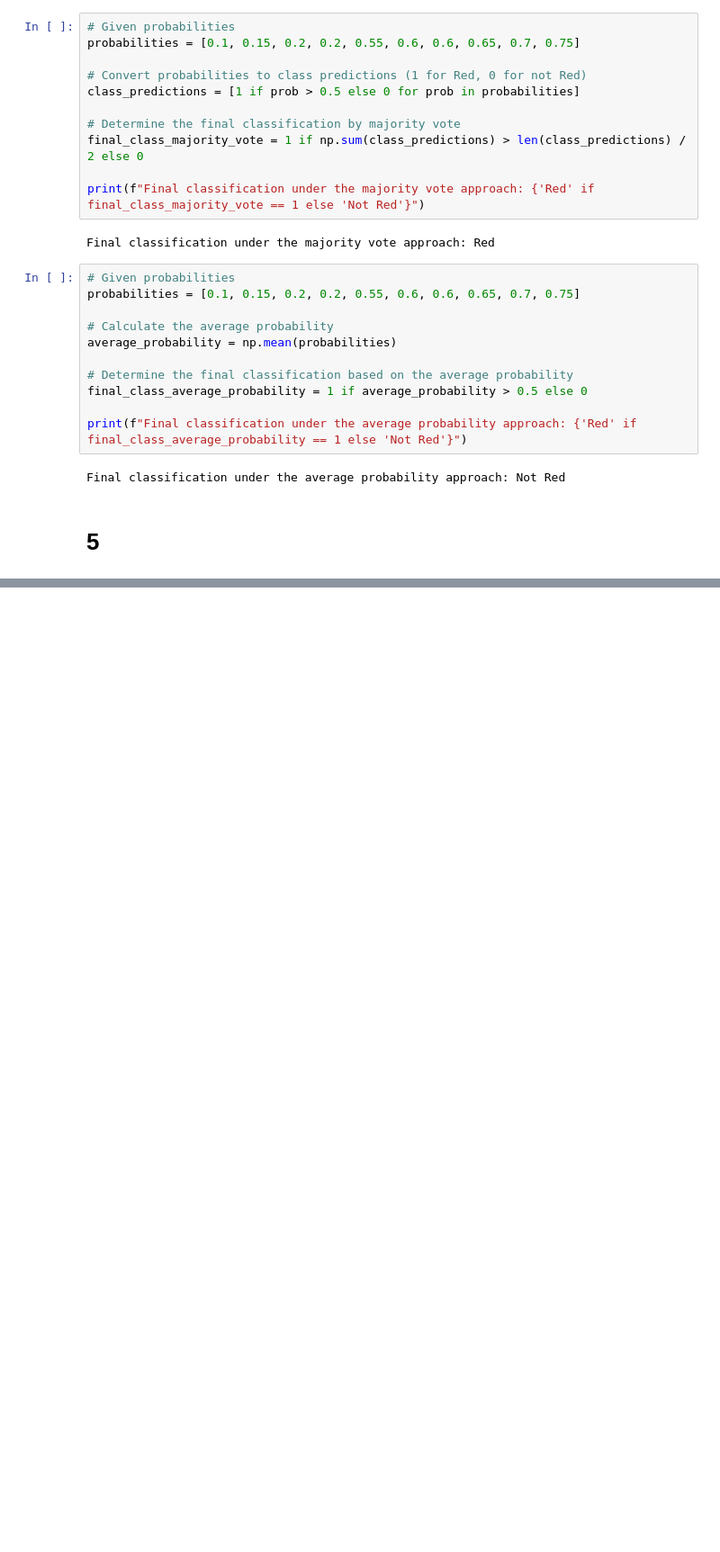
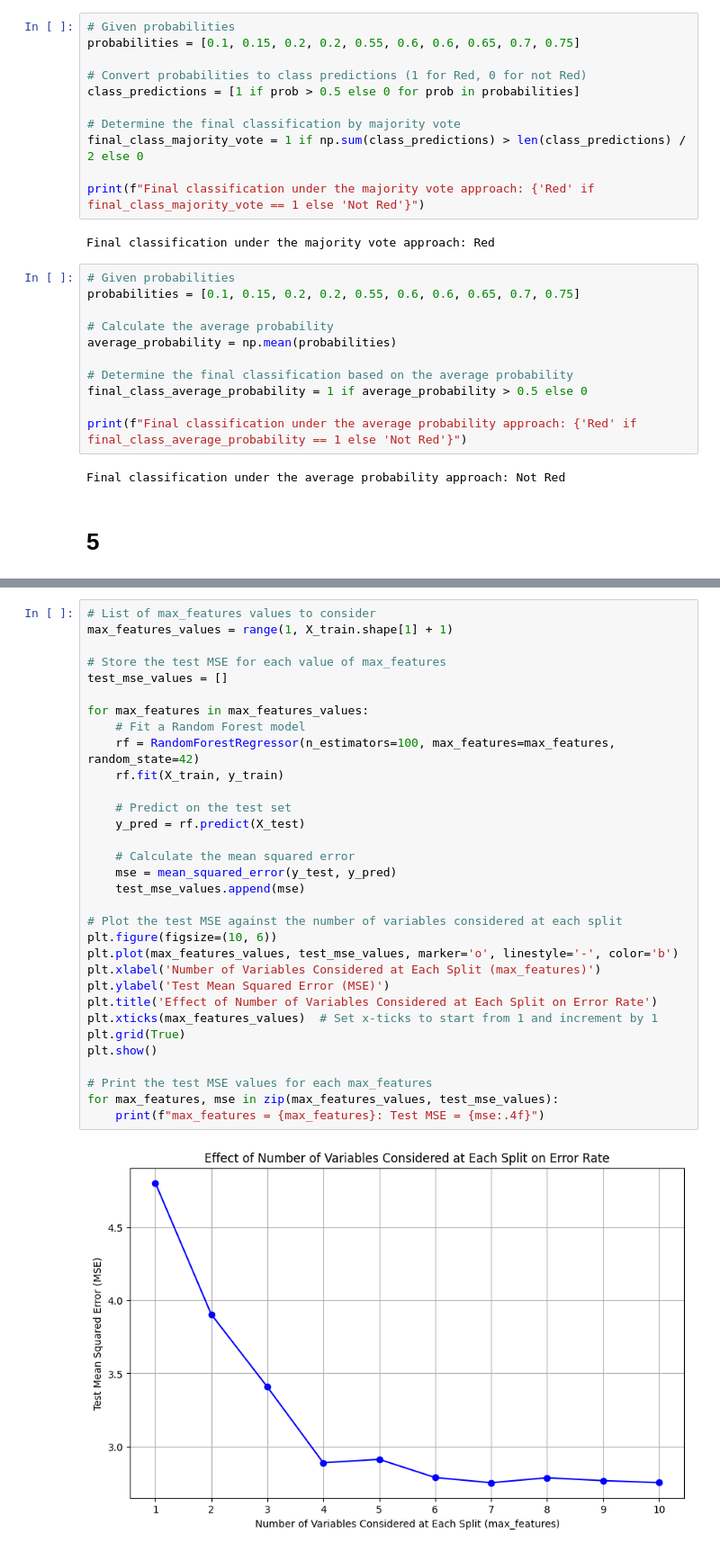
Before and after one commit to mhleethomas/Problem-Set-2, a Jupyter notebook: problem_set_2.ipynb, the cells around one changed output, grey strips where cells are left out. Shown: that part at 90% size. Drawn from its saved outputs; the diff is of its cells as text; blank space fills up the shorter version.

```diff
--- a/problem_set_2.ipynb
+++ b/problem_set_2.ipynb
@@ -854,0 +1097,34 @@ Final classification under the average probability approach: Not Red
+# %%
+# List of max_features values to consider
+max_features_values = range(1, X_train.shape[1] + 1)
+
+# Store the test MSE for each value of max_features
+test_mse_values = []
+
+for max_features in max_features_values:
+    # Fit a Random Forest model
+    rf = RandomForestRegressor(n_estimators=100, max_features=max_features, random_state=42)
+    rf.fit(X_train, y_train)
+
+    # Predict on the test set
+    y_pred = rf.predict(X_test)
+
+    # Calculate the mean squared error
+    mse = mean_squared_error(y_test, y_pred)
+    test_mse_values.append(mse)
+
+# Plot the test MSE against the number of variables considered at each split
+plt.figure(figsize=(10, 6))
+plt.plot(max_features_values, test_mse_values, marker='o', linestyle='-', color='b')
+plt.xlabel('Number of Variables Considered at Each Split (max_features)')
+plt.ylabel('Test Mean Squared Error (MSE)')
+plt.title('Effect of Number of Variables Considered at Each Split on Error Rate')
+plt.xticks(max_features_values)  # Set x-ticks to start from 1 and increment by 1
+plt.grid(True)
+plt.show()
+
+# Print the test MSE values for each max_features
+for max_features, mse in zip(max_features_values, test_mse_values):
+    print(f"max_features = {max_features}: Test MSE = {mse:.4f}")
+# %% [output]
+[figure, added]
```
Also changed, not shown: parts of 10 cells of this notebook, 1 other file.
